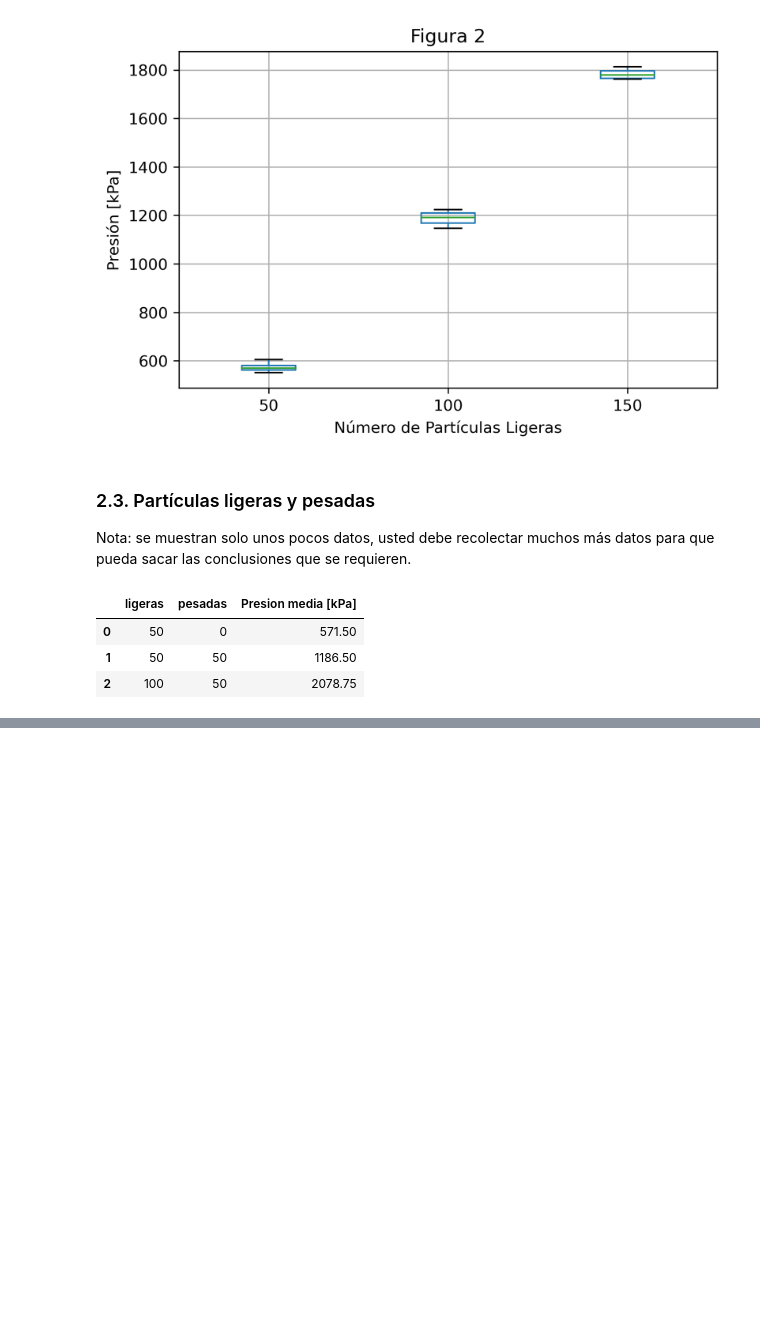
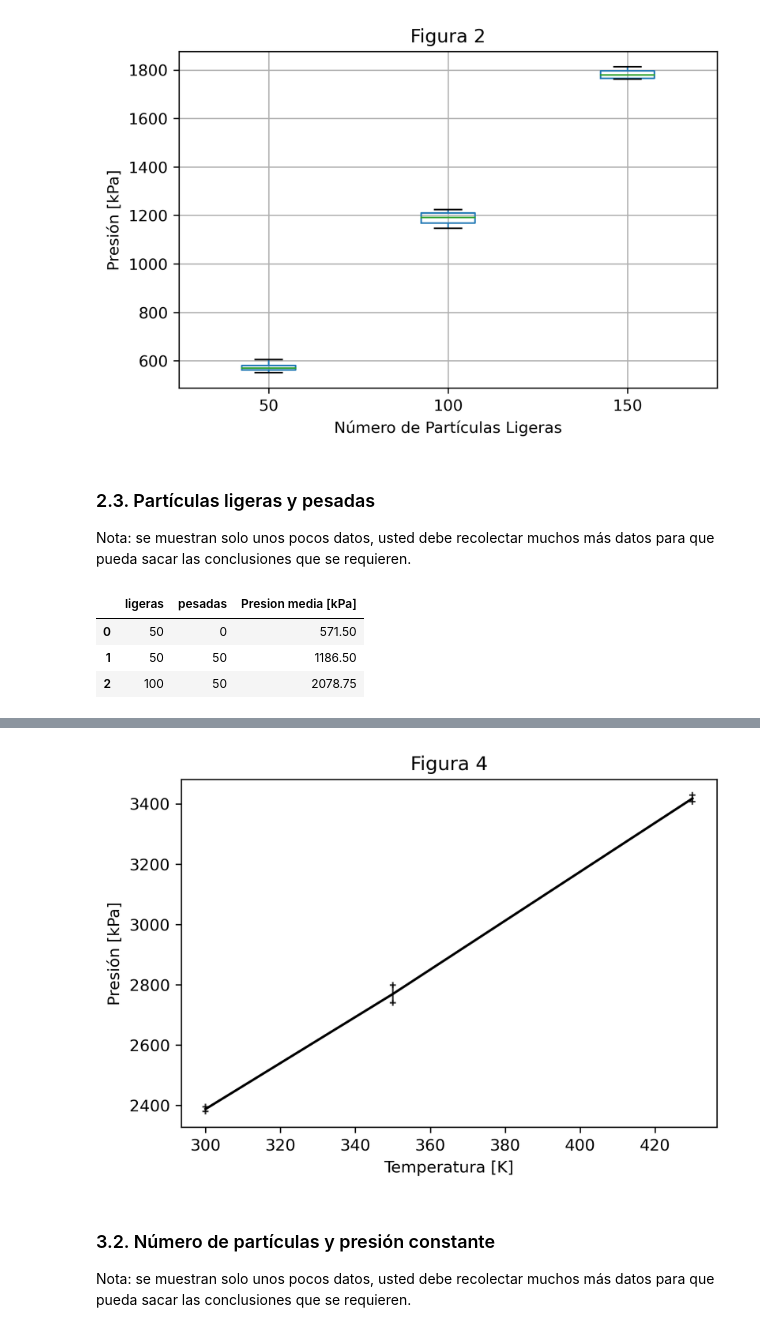
Before and after one commit to davidalejandromiranda/StatisticalPhysics, a Jupyter notebook: notebooks/es_GasIdealPresionTemperaturaParticulas.ipynb, the cells around one changed output, grey strips where cells are left out. Saved outputs shown, nothing was run; the diff lists cells and outputs as text; code cells hidden in the pictures; blank space fills up the shorter version.

```diff
--- a/notebooks/es_GasIdealPresionTemperaturaParticulas.ipynb
+++ b/notebooks/es_GasIdealPresionTemperaturaParticulas.ipynb
@@ -153,0 +175,35 @@ Text(0, 0.5, 'Número de partículas pesadas')
+# %%
+ligeras =   0
+pesadas = 200
+ancho   =  10 # nm
+temperatura = 300 # K
+data4_list = [
+    ['Temperatura [K]', 'Presión [kPa]'],
+    [ 300             , 2382 ],
+    [ 300             , 2389 ],
+    [ 300             , 2380 ],
+    [ 300             , 2400 ],
+    [ 350             , 2800 ],
+    [ 350             , 2783 ],
+    [ 350             , 2773 ],
+    [ 350             , 2721 ],
+    [ 430             , 3429 ],
+    [ 430             , 3424 ],
+    [ 430             , 3417 ],
+    [ 430             , 3401 ],
+]
+# %%
+data4 = pd.DataFrame(data4_list[1:], columns=data4_list[0])
+# %%
+plt.figure(dpi=300)
+plt.title('Figura 4')
+plot_with_error(
+    data4,
+    'Temperatura [K]',
+    'Presión [kPa]',
+    color='k')
+# %% [output]
+[figure, added]
+# %% [markdown]
+### 3.2. Número de partículas y presión constante
+Nota: se muestran solo unos pocos datos, usted debe recolectar muchos más datos para que pueda sacar las conclusiones que se requieren.
```
Also changed, not shown: parts of 9 cells of this notebook, 1 other file.
